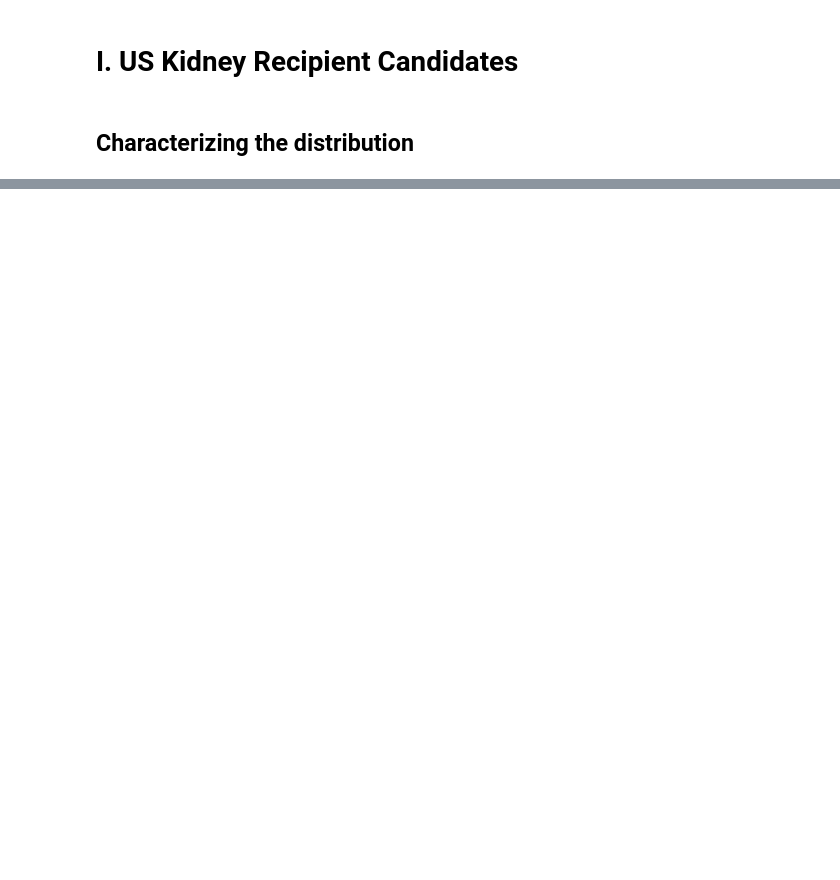
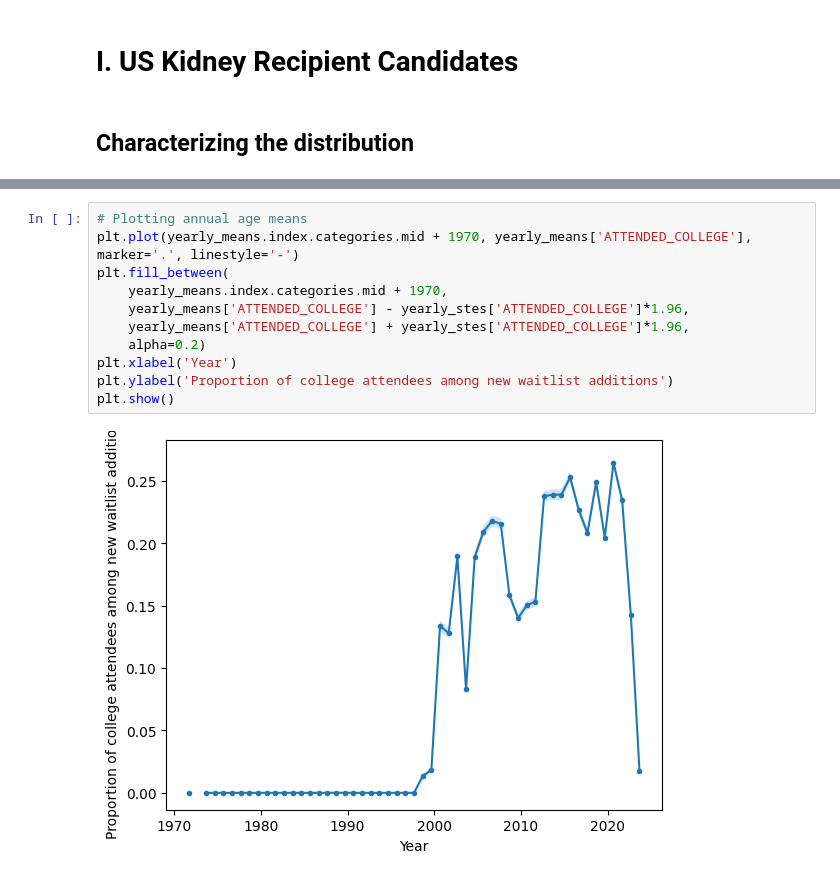
Before and after one commit to dabslee/Kidney_Analysis, a Jupyter notebook: transplant_market/recipients.ipynb, the cells around one changed output, grey strips where cells are left out. Cells and saved outputs as stored; diff of their text form; blank space fills up the shorter version.

```diff
--- a/transplant_market/recipients.ipynb
+++ b/transplant_market/recipients.ipynb
@@ -73,0 +170,13 @@ kidpan_data = kidpan_data.replace({"ETHCAT" : {
+# %%
+# Plotting annual age means
+plt.plot(yearly_means.index.categories.mid + 1970, yearly_means['ATTENDED_COLLEGE'], marker='.', linestyle='-')
+plt.fill_between(
+    yearly_means.index.categories.mid + 1970,
+    yearly_means['ATTENDED_COLLEGE'] - yearly_stes['ATTENDED_COLLEGE']*1.96,
+    yearly_means['ATTENDED_COLLEGE'] + yearly_stes['ATTENDED_COLLEGE']*1.96,
+    alpha=0.2)
+plt.xlabel('Year')
+plt.ylabel('Proportion of college attendees among new waitlist additions')
+plt.show()
+# %% [output]
+[figure, added]
```
Also changed, not shown: parts of 17 cells of this notebook, 1 other file.
